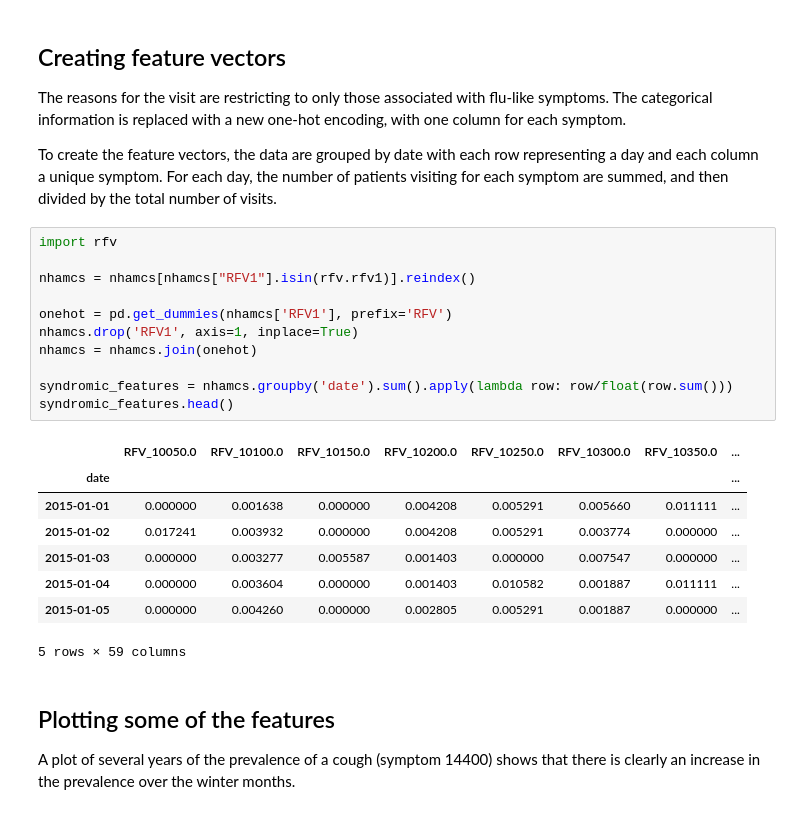
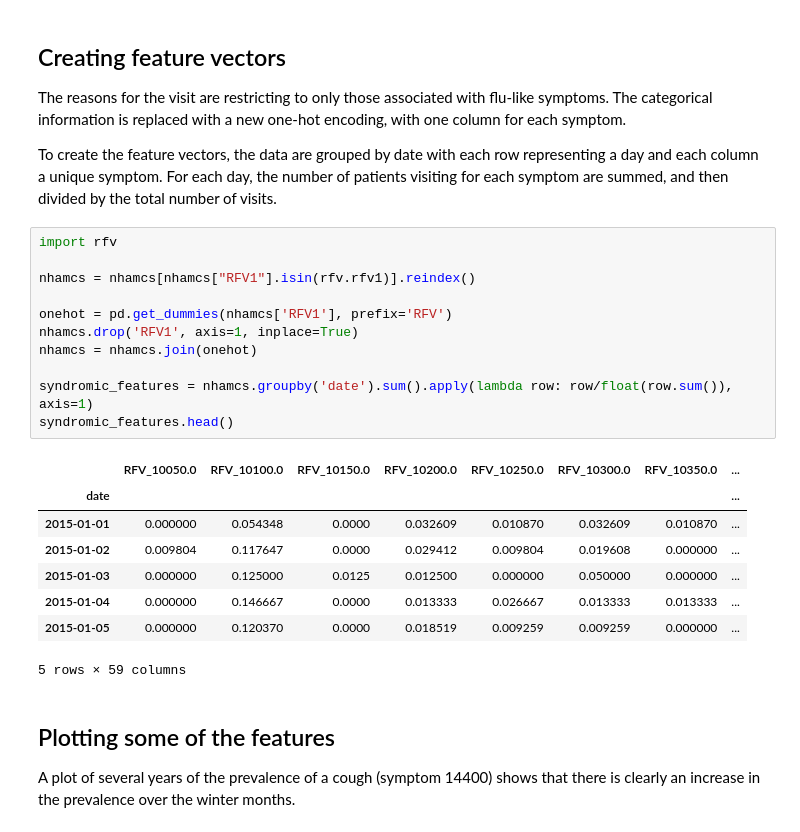
Before and after one commit to DonTron-prog/NHAMCS, a Jupyter notebook: anomaly.ipynb, the cells around one changed output. Drawn from its saved outputs; the diff is of its cells as text.

```diff
--- a/anomaly.ipynb
+++ b/anomaly.ipynb
@@ -86,22 +86,22 @@ To create the feature vectors, the data are grouped by date with each row repres
 # %%
 import rfv
 
 nhamcs = nhamcs[nhamcs["RFV1"].isin(rfv.rfv1)].reindex()
 
 onehot = pd.get_dummies(nhamcs['RFV1'], prefix='RFV')
 nhamcs.drop('RFV1', axis=1, inplace=True)
 nhamcs = nhamcs.join(onehot)
 
-syndromic_features = nhamcs.groupby('date').sum().apply(lambda row: row/float(row.sum()))
+syndromic_features = nhamcs.groupby('date').sum().apply(lambda row: row/float(row.sum()), axis=1)
 syndromic_features.head()
 # %% [output]
 |  | RFV_10050.0 | RFV_10100.0 | RFV_10150.0 | RFV_10200.0 | RFV_10250.0 | RFV_10300.0 | RFV_10350.0 | ... |
 | date |  |  |  |  |  |  |  | ... |
-| 2015-01-01 | 0.000000 | 0.001638 | 0.000000 | 0.004208 | 0.005291 | 0.005660 | 0.011111 | ... |
-| 2015-01-02 | 0.017241 | 0.003932 | 0.000000 | 0.004208 | 0.005291 | 0.003774 | 0.000000 | ... |
-| 2015-01-03 | 0.000000 | 0.003277 | 0.005587 | 0.001403 | 0.000000 | 0.007547 | 0.000000 | ... |
-| 2015-01-04 | 0.000000 | 0.003604 | 0.000000 | 0.001403 | 0.010582 | 0.001887 | 0.011111 | ... |
-| 2015-01-05 | 0.000000 | 0.004260 | 0.000000 | 0.002805 | 0.005291 | 0.001887 | 0.000000 | ... |
+| 2015-01-01 | 0.000000 | 0.054348 | 0.0000 | 0.032609 | 0.010870 | 0.032609 | 0.010870 | ... |
+| 2015-01-02 | 0.009804 | 0.117647 | 0.0000 | 0.029412 | 0.009804 | 0.019608 | 0.000000 | ... |
+| 2015-01-03 | 0.000000 | 0.125000 | 0.0125 | 0.012500 | 0.000000 | 0.050000 | 0.000000 | ... |
+| 2015-01-04 | 0.000000 | 0.146667 | 0.0000 | 0.013333 | 0.026667 | 0.013333 | 0.013333 | ... |
+| 2015-01-05 | 0.000000 | 0.120370 | 0.0000 | 0.018519 | 0.009259 | 0.009259 | 0.000000 | ... |
 5 rows × 59 columns
 # %% [markdown]
 ## Plotting some of the features
```
Also changed, not shown: parts of 6 cells of this notebook.
